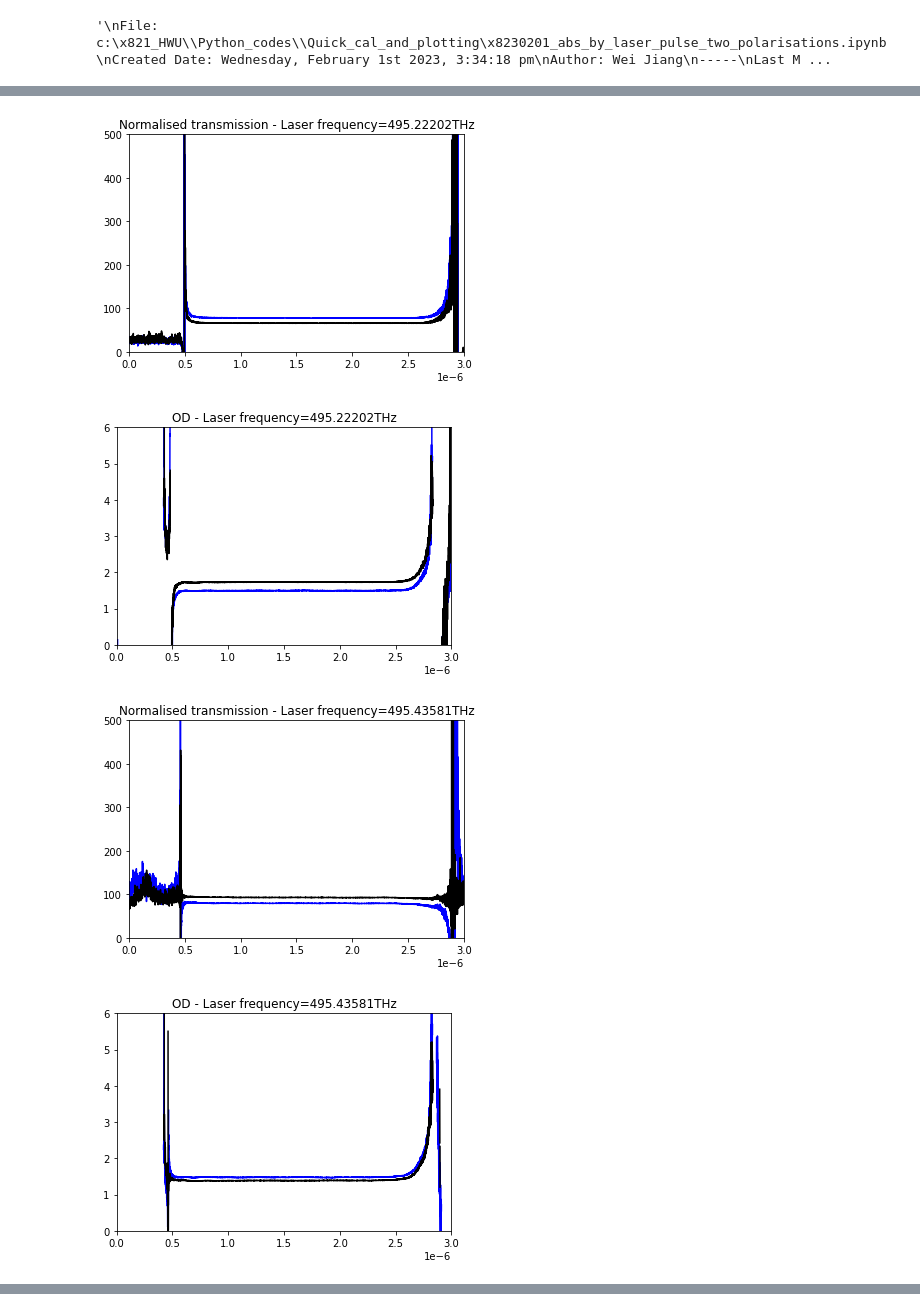
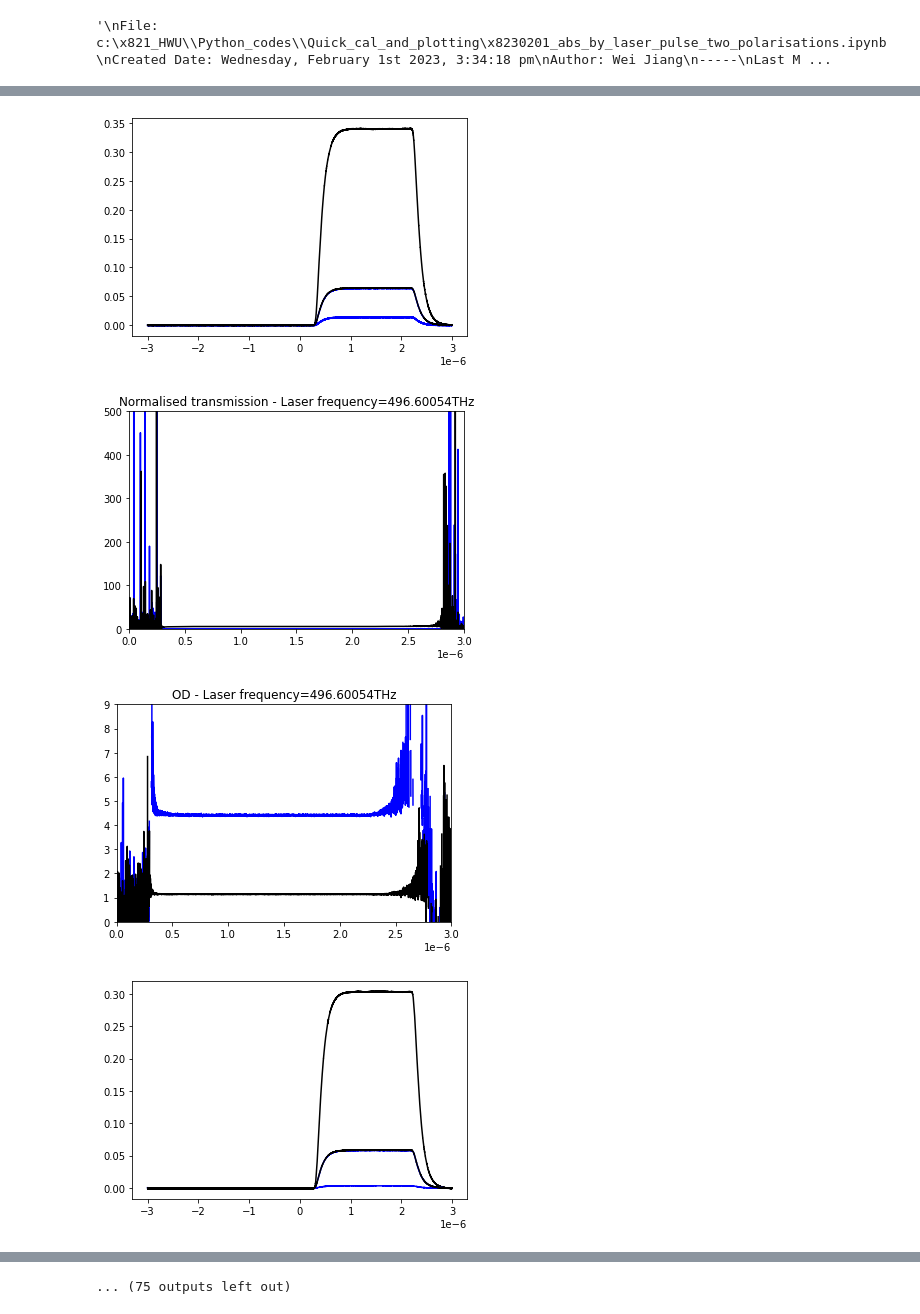
Before and after one commit to JUOM2016/Quick_cal_and_plotting, a Jupyter notebook: 20230201_abs_by_laser_pulse_two_polarisations.ipynb, the cells around one changed output, grey strips where cells are left out. Saved outputs shown, nothing was run; the diff lists cells and outputs as text; code cells hidden in the pictures.

```diff
--- a/20230201_abs_by_laser_pulse_two_polarisations.ipynb
+++ b/20230201_abs_by_laser_pulse_two_polarisations.ipynb
@@ -25,22 +29,23 @@ from scipy.optimize import curve_fit
 # %%
-dir = 'C:\\Users\\wj2002\\Dropbox (Heriot-Watt University Team)\\RES_EPS_Quantum_Photonics_Lab\\Experiments\\Current Experiments\\Broadband telecom quantum memories\\2023_Pr_YVO_Sectroscopy\\Visible\\0.1%'
-folder = '0203_OD_laser' #0201_OD_laser_low_freq
+dir = 'C:\\Users\\wj2002\\Dropbox (Heriot-Watt University Team)\\RES_EPS_Quantum_Photonics_Lab\\Experiments\\Current Experiments\\BB Telecom QM\\2023_Pr_YVO_Sectroscopy\\Visible\\0.5%'
+folder = '0308_OD_laser' #0201_OD_laser_low_freq
 path = dir + '\\' + folder + '\\'
 file_list = os.listdir(path)
 list_csv=natsorted([i for i in file_list if i.endswith('.CSV')]) # Sort the measured data file
-referece_files=np.array(['OD013101.CSV','OD013102.CSV'])
-list_csv_new=np.delete(list_csv,[0,1])
+referece_files=np.array(['OD030859.CSV','OD030860.CSV'])
+list_csv_new=np.delete(list_csv,[58,59])
 file_size=np.shape(list_csv_new)
 
 Plot_raw_data=1 # 1: plot the raw data
 # %%
 # The measured frequencies should be updated everytime
-freq_reference=np.array([494.98814]) # Unite: THz
+freq_reference=np.array([494.1411]) # Unite: THz
 #freq=np.array([496.12010,496.12079,496.12150,496.12221,496.12293,496.12371,496.12449,496.12530,496.12612,496.12701,496.12782,496.12870,496.12959,496.13063])
 #freq=np.array([494.99256,495.01918,495.04641,495.07809,495.10161,495.12942,495.15888,495.18512]) # Unite: THz
 #freq=np.array([493.84562,493.87409,493.89238,493.38344])
-freq=np.array([495.22202,495.43581,495.67006,495.79628])
-HWP=np.array([174,130]) # Angle values of the half-wave plate rotated for changing the polarisation
+#freq=np.array([495.22202,495.43581,495.67006,495.79628])
+freq=np.array([496.60054,496.51732,496.43127,496.34869,496.26655,496.17722,496.09385,496.01038,495.92884,495.84609,495.75578,495.67241,495.58968,495.47682,495.39601,495.31241,495.20318,495.11616,495.03366,494.95066,494.86385,494.75771,494.6732,494.59074,494.4991,494.44742,494.33962,494.22675,494.1411])
+HWP=np.array([128,173]) # Angle values of the half-wave plate rotated for changing the polarisation
 # %%
 example=pd.read_csv(os.path.join(path,referece_files[0]))
 example=example.to_numpy()
@@ -94,6 +99,6 @@ for index, ref_file in enumerate(referece_files):
         ax.set_xlabel('Time (s)')
         ax.set_xlim([0.2e-6,3e-6])
         ax.set_ylabel('Normalised transmission')
-        ax.set_ylim([-10,600])
+        ax.set_ylim([-10,60])
         ax.set_title('HWP='+"{}".format(HWP[index])+'$\degree$'+'(Zoom IN)')
 # %% [output]
@@ -135,6 +140,7 @@ for index in range(int(file_size[0]/len(referece_files))):
     pos_T_1_start=round(Trigger_pos_T_1_min+(Trigger_pos_T_1_max-Trigger_pos_T_1_min)/3)
     pos_T_1_stop=round(Trigger_pos_T_1_min+(Trigger_pos_T_1_max-Trigger_pos_T_1_min)*3/4)
     T_1_ave[index]=np.average(transmitted_1[pos_T_1_start:pos_T_1_stop])
+    #print(T_1_ave[index])
 
     mask1 = (transmitted_2[:-1] < T_max_2*0.7) & (transmitted_2[1:] > T_max_2*0.7)
     mask2 = (transmitted_2[:-1] > T_max_2*0.7) & (transmitted_2[1:] < T_max_2*0.7)
@@ -144,6 +150,7 @@ for index in range(int(file_size[0]/len(referece_files))):
     pos_T_2_start=round(Trigger_pos_T_2_min+(Trigger_pos_T_2_max-Trigger_pos_T_2_min)/3)
     pos_T_2_stop =round(Trigger_pos_T_2_min+(Trigger_pos_T_2_max-Trigger_pos_T_2_min)*3/4)
     T_2_ave[index]=np.average(transmitted_2[pos_T_2_start:pos_T_2_stop])
+    #print(T_2_ave[index])
 
     reflected_1=data_1[:,3] # Read the measured transmitted traces (from the balance detector Monitor+) from the saved scope data for normalising, Channel 3
     reflected_2=data_2[:,3]
@@ -160,40 +167,47 @@ for index in range(int(file_size[0]/len(referece_files))):
     pos_R_1_start=round(Trigger_pos_R_1_min+(Trigger_pos_R_1_max-Trigger_pos_R_1_min)/3)
     pos_R_1_stop= round(Trigger_pos_R_1_min+(Trigger_pos_R_1_max-Trigger_pos_R_1_min)*3/4)
     R_1_ave[index]=np.average(reflected_1[pos_R_1_start:pos_R_1_stop])
+    #print(R_1_ave[index])
 
     mask1 = (reflected_2[:-1] < R_max_2*0.7) & (reflected_2[1:] > R_max_2*0.7)
     mask2 = (reflected_2[:-1] > R_max_2*0.7) & (reflected_2[1:] < R_max_2*0.7)
     Trigger_pos_R_2=np.flatnonzero(mask1 | mask2)+1
     Trigger_pos_R_2_min=np.min(Trigger_pos_R_2)
     Trigger_pos_R_2_max=np.max(Trigger_pos_R_2)
     pos_R_2_start=round(Trigger_pos_R_2_min+(Trigger_pos_R_2_max-Trigger_pos_R_2_min)/3)
     pos_R_2_stop= round(Trigger_pos_R_2_min+(Trigger_pos_R_2_max-Trigger_pos_R_2_min)*3/4)
     R_2_ave[index]=np.average(reflected_2[pos_R_2_start:pos_R_2_stop])
+    #print(R_2_ave[index])
 
     normalisation_1=transmitted_1/reflected_1
     normalisation_2=transmitted_2/reflected_2
 
+    fig,ax=plt.subplots()
+    ax.plot(time_1,transmitted_1,'b')
+    ax.plot(time_2,transmitted_2,'k')
+    ax.plot(time_1,reflected_1,'b-')
+    ax.plot(time_2,reflected_2,'k-')
 
     fig,ax=plt.subplots()
     ax.plot(time_1,normalisation_1,'b')
     ax.plot(time_2,normalisation_2,'k')
 
     ax.set_xlim([0,3e-6])
     ax.set_ylim([0,500])
     ax.set_title('Normalised transmission - '+'Laser frequency='+"{}".format(freq[index])+'THz')
 
 
     OD_curve_1=np.log(normalised_ref_curve[:,0]/normalisation_1)
     OD_curve_2=np.log(normalised_ref_curve[:,1]/normalisation_2)
 
     fig,ax=plt.subplots()
     ax.plot(time_1,OD_curve_1,'b')
     ax.plot(time_2,OD_curve_2,'k')
     ax.set_xlim([0,3e-6])
-    ax.set_ylim([0,6])
+    ax.set_ylim([0,9])
     ax.set_title('OD - '+'Laser frequency='+"{}".format(freq[index])+'THz')
 # %% [output]
-[figure, old version]
+[figure, new version]
-[figure, old version]
+[figure, new version]
-[figure, old version]
+[figure, new version]
-[figure, old version]
+[figure, new version]
@@ -204,3 +222,4 @@ for index in range(int(file_size[0]/len(referece_files))):
+... (75 outputs left out)
 # %%
 normalised_1=np.empty([int(file_size[0]/len(referece_files)),1])
 normalised_2=np.empty([int(file_size[0]/len(referece_files)),1])
```
Also changed, not shown: parts of 4 cells of this notebook, 2 other files.
